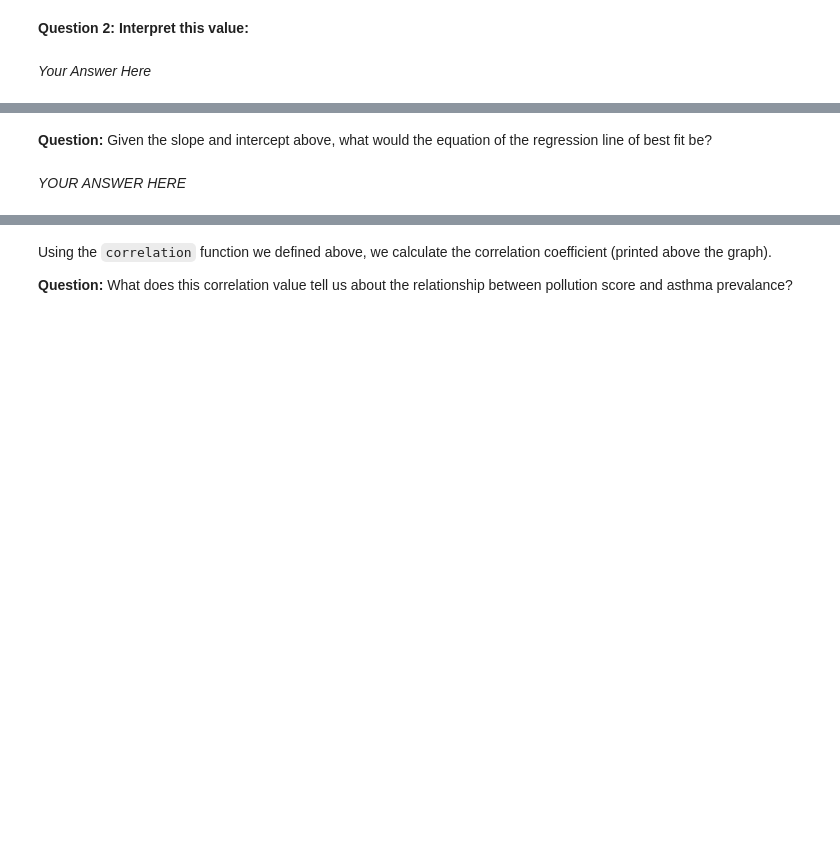
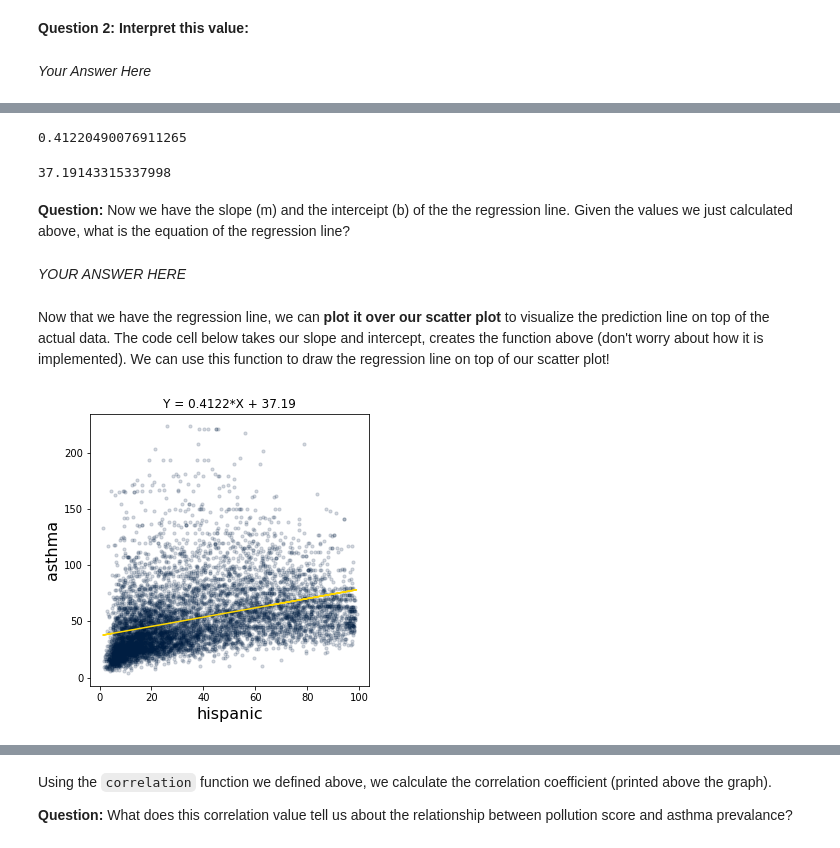
Before and after one commit to ds-modules/ESPM-163ac, a Jupyter notebook: Lab2/Lab2.ipynb, the cells around one changed output, grey strips where cells are left out. Saved outputs shown, nothing was run; the diff lists cells and outputs as text; code cells hidden in the pictures; blank space fills up the shorter version.

```diff
--- a/Lab2/Lab2.ipynb
+++ b/Lab2/Lab2.ipynb
@@ -62,3 +78,4 @@ We will be using data from the website of the Office of Environmental Health Haz
 # %%
-data = ds.Table.read_table("../data/ces_data.csv")
-data.show(5)
+clean_ces_data = ds.Table.read_table("../data/cleaned_data_new.csv")
+
+clean_ces_data
@@ -184,10 +206,25 @@ Suppose we want to find the equation of the regression line for the variables in
 # %%
-slope_of_reg_line = slope(clean_data, "hispanic", "asthma")
+slope_of_reg_line = slope(clean_ces_data, "hispanic", "asthma")
 slope_of_reg_line
+# %% [output]
+0.41220490076911265
 # %%
-intercept_of_reg_line = intercept(clean_data, "hispanic", "asthma")
+intercept_of_reg_line = intercept(clean_ces_data, "hispanic", "asthma")
 intercept_of_reg_line
+# %% [output]
+37.19143315337998
 # %% [markdown]
-**Question:** Given the slope and intercept above, what would the equation of the regression line of best fit be?
+**Question:** Now we have the slope (m) and the interceipt (b) of the the regression line. Given the values we just calculated above, what is the equation of the regression line?
 # %% [markdown]
-*YOUR ANSWER HERE*
+ *YOUR ANSWER HERE*
+# %% [markdown]
+Now that we have the regression line, we can **plot it over our scatter plot** to visualize the prediction line on top of the actual data. The code cell below takes our slope and intercept, creates the function above (don't worry about how it is implemented). We can use this function to draw the regression line on top of our scatter plot!
+# %%
+# defining the equation in Python!
+y = lambda x: slope_of_reg_line*x+intercept_of_reg_line
+# %%
+clean_ces_data.scatter("hispanic", "asthma", alpha = .16, s = 10) #normal scatter plot
+plots.plot(clean_ces_data.column('hispanic'), y(clean_ces_data.column('hispanic')), c = 'gold') #drawing the regression line
+plots.title("Y = 0.4122*X + 37.19");
+# %% [output]
+[figure, added]
```
Also changed, not shown: parts of 43 cells of this notebook.
